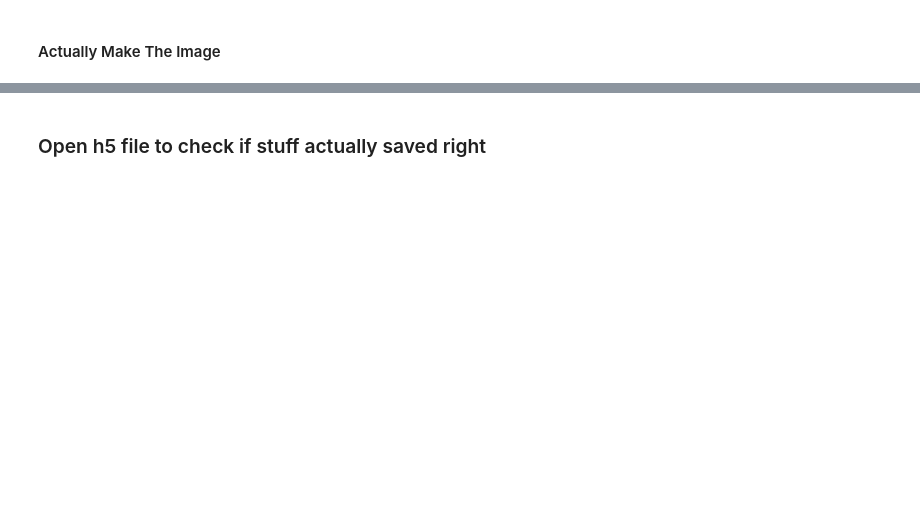
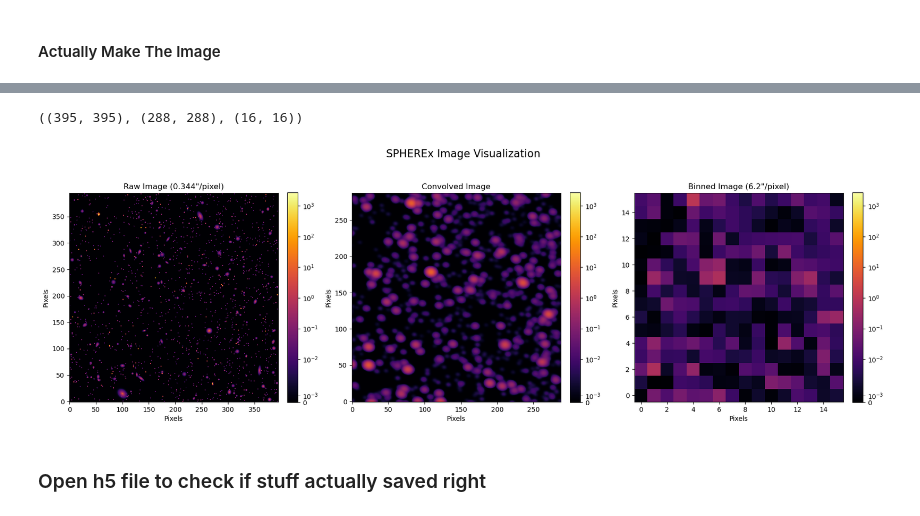
Before and after one commit to moomanchuu/SPHEREx-ML-marco-jame-proj, a Jupyter notebook: generateBackground.ipynb, the cells around one changed output, grey strips where cells are left out. Saved outputs shown, nothing was run; the diff lists cells and outputs as text; code cells hidden in the pictures; blank space fills up the shorter version.

```diff
--- a/generateBackground.ipynb
+++ b/generateBackground.ipynb
@@ -297,2 +361,31 @@ Image 4 generated
+# %%
+from scipy.signal import correlate
+convolved,binned = processImg(raw_outputs[0],target_resolution=6.2)
+# %%
+raw_outputs[0].shape, convolved.shape, binned.shape
+# %% [output]
+((395, 395), (288, 288), (16, 16))
+# %%
+#SPHEREx.plotImg(raw_outputs[0],convolved,binned)
+import matplotlib as mpl
+
+fig, axes = plt.subplots(1, 3, figsize=(18, 6))
+norm = mpl.colors.SymLogNorm(linthresh=0.005)
+
+titles = ['Raw Image (0.344"/pixel)', 'Convolved Image', 'Binned Image (6.2"/pixel)']
+images = [raw_outputs[0], convolved, binned]
+
+for ax, img, title in zip(axes, images, titles):
+    im = ax.imshow(img, norm=norm, cmap='inferno', origin='lower')
+    ax.set_title(title)
+    ax.set_xlabel('Pixels')
+    ax.set_ylabel('Pixels')
+    plt.colorbar(im, ax=ax, fraction=0.046, pad=0.04)
+
+fig.suptitle('SPHEREx Image Visualization', fontsize=16)
+plt.tight_layout(rect=[0, 0.03, 1, 0.95])
+plt.show()
+# %% [output]
+[figure, added]
 # %%
 import h5py
```
Also changed, not shown: parts of 14 cells of this notebook, 1 other file.
